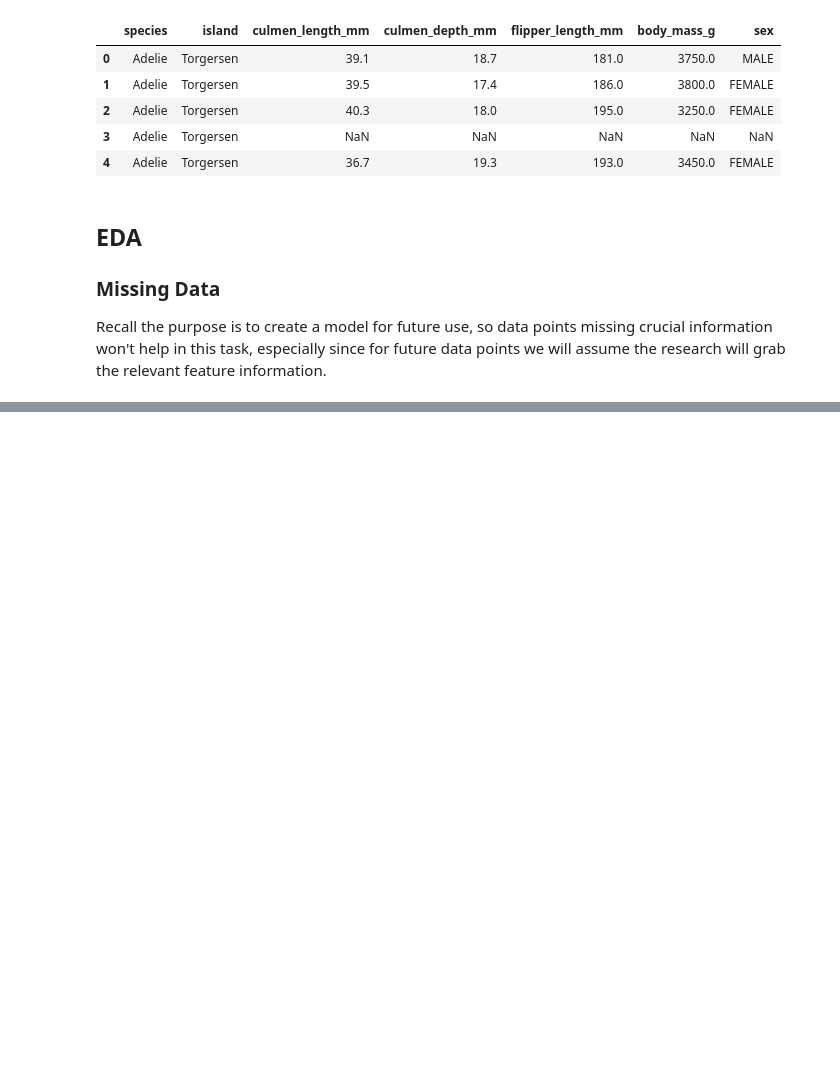
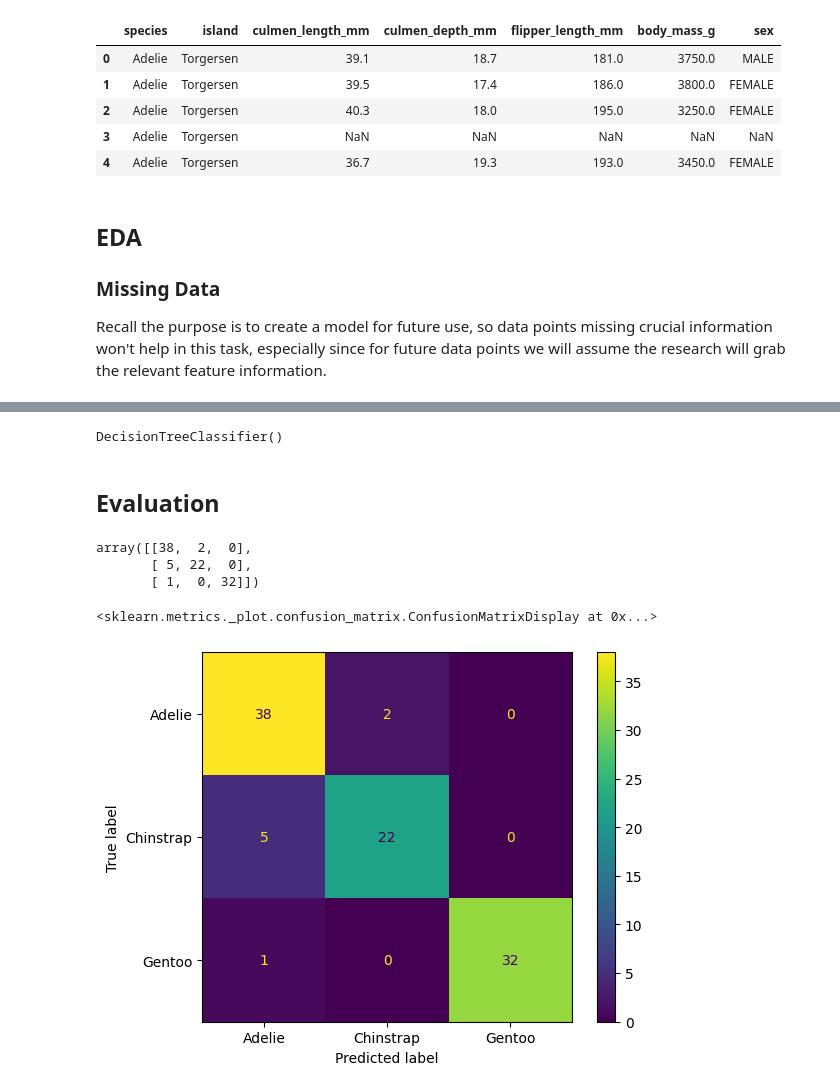
Before and after one commit to fumd03/Decision-Tree, a Jupyter notebook: notebook/main.ipynb, the cells around one changed output, grey strips where cells are left out. Drawn from its saved outputs; the diff is of its cells as text; code cells hidden in the pictures; blank space fills up the shorter version.

```diff
--- a/notebook/main.ipynb
+++ b/notebook/main.ipynb
@@ -51,0 +176,3 @@ Recall the purpose is to create a model for future use, so data points missing c
+# %%
+X = pd.get_dummies(df.drop('species', axis=1), drop_first=True)
+y = df['species']
@@ -51,0 +181,3 @@ Recall the purpose is to create a model for future use, so data points missing c
+# %%
+X_train, X_test, y_train, y_test = train_test_split(
+    X, y, test_size=0.3, random_state=101)
@@ -51,0 +190,6 @@ Recall the purpose is to create a model for future use, so data points missing c
+# %%
+model = DecisionTreeClassifier()
+# %%
+model.fit(X_train, y_train)
+# %% [output]
+DecisionTreeClassifier()
@@ -51,0 +198,2 @@ Recall the purpose is to create a model for future use, so data points missing c
+# %% [markdown]
+## Evaluation
@@ -51,0 +202,11 @@ Recall the purpose is to create a model for future use, so data points missing c
+# %%
+confusion_matrix(y_test, base_pred)
+# %% [output]
+array([[38,  2,  0],
+       [ 5, 22,  0],
+       [ 1,  0, 32]])
+# %%
+ConfusionMatrixDisplay.from_estimator(model, X_test, y_test)
+# %% [output]
+<sklearn.metrics._plot.confusion_matrix.ConfusionMatrixDisplay at 0x...>
+[figure, added]
```
Also changed, not shown: parts of 39 cells of this notebook.
